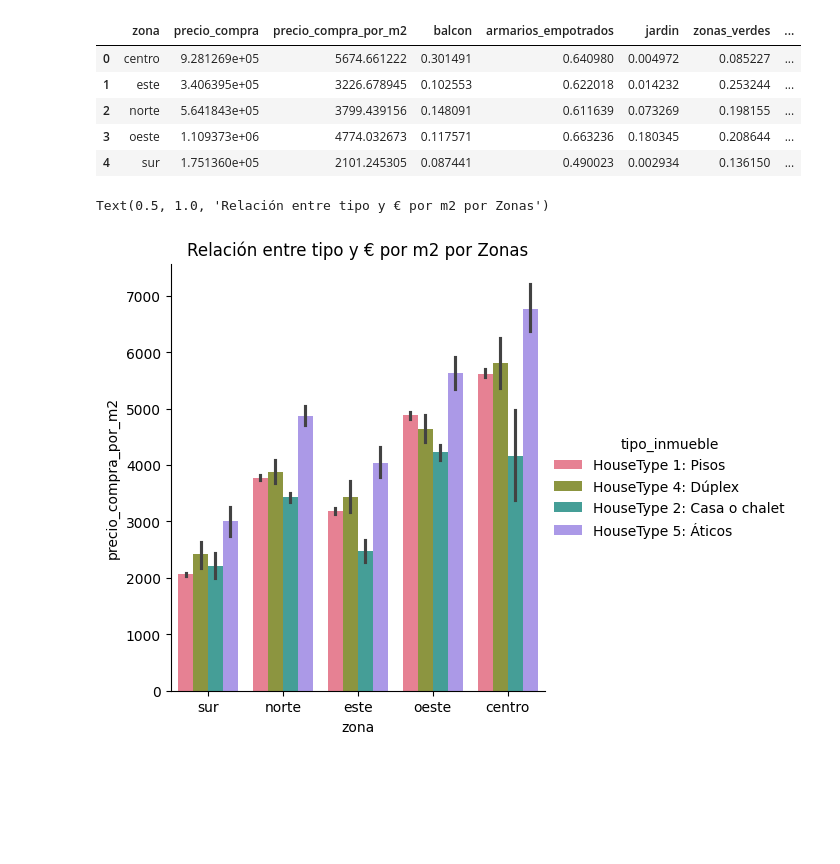
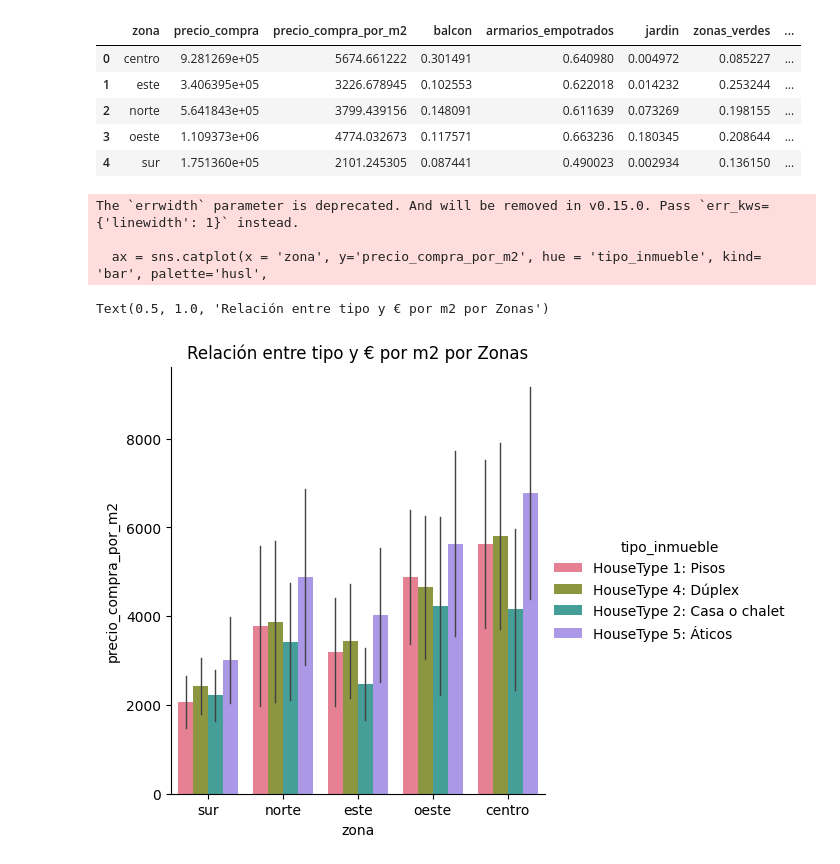
Before and after one commit to mariaortizz/DS_PT_09_2023, a Jupyter notebook: EDA/Madrid_real_state/limpieza_data_frame.ipynb, the cells around one changed output. Cells and saved outputs as stored; diff of their text form; code cells hidden in the pictures; blank space fills up the shorter version.

```diff
--- a/EDA/Madrid_real_state/limpieza_data_frame.ipynb
+++ b/EDA/Madrid_real_state/limpieza_data_frame.ipynb
@@ -709,11 +729,14 @@ df_zonas
 | 4 | sur | 1.751360e+05 | 2101.245305 | 0.087441 | 0.490023 | 0.002934 | 0.136150 | ... |
 # %%
 ax = sns.catplot(x = 'zona', y='precio_compra_por_m2', hue = 'tipo_inmueble', kind= 'bar', palette='husl',
-            data=df);
+            data=df, errorbar = 'sd', errwidth = 1);
 # ax.set_xticklabels(df['zona'].sort_values().unique(), rotation = -45)
 plt.title('Relación entre tipo y € por m2 por Zonas')
 # %% [output]
-Text(0.5, 1.0, 'Relación entre tipo y € por m2 por Zonas')
+The `errwidth` parameter is deprecated. And will be removed in v0.15.0. Pass `err_kws={'linewidth': 1}` instead.
+
+  ax = sns.catplot(x = 'zona', y='precio_compra_por_m2', hue = 'tipo_inmueble', kind= 'bar', palette='husl',
+Text(0.5, 1.0, 'Relación entre tipo y € por m2 por Zonas')
-[figure, old version]
+[figure, new version]
 # %%
 df_precio_compra_caract = df.groupby('estacionamiento', as_index=False, sort=True).mean(numeric_only = True)
```
Also changed, not shown: parts of 21 cells of this notebook.
